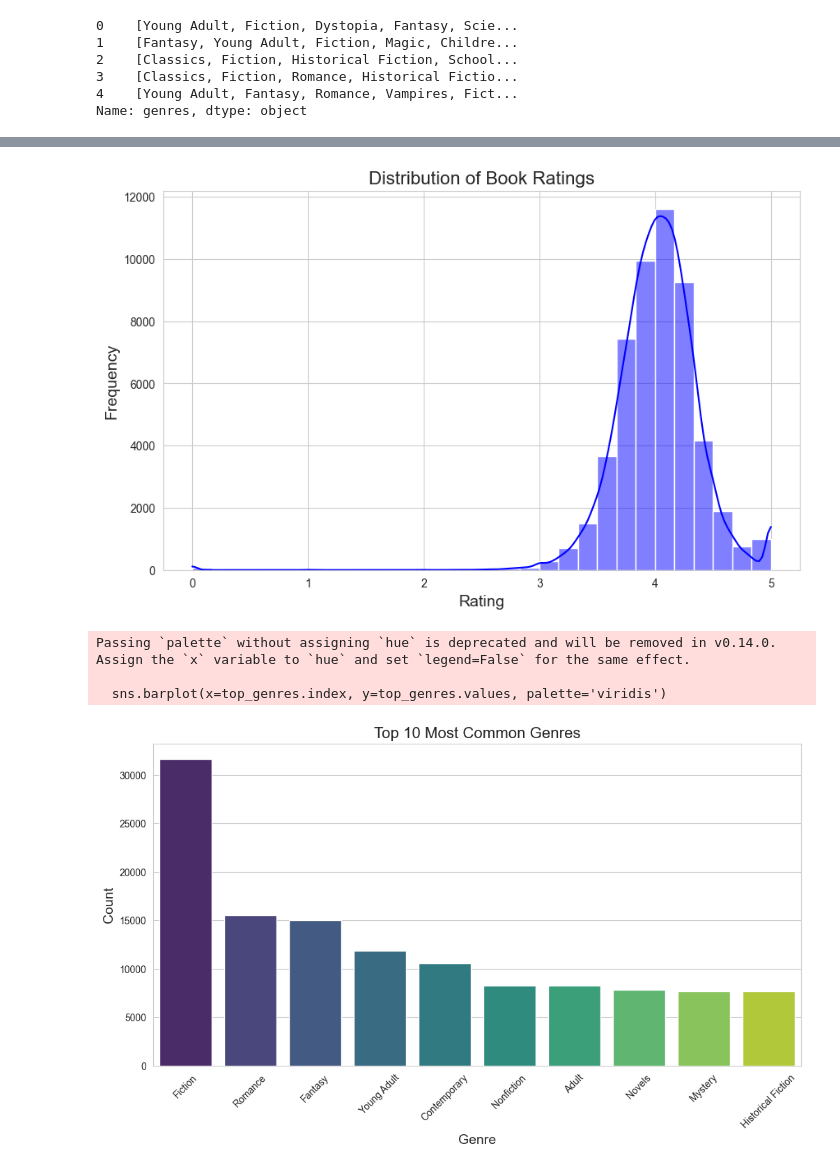
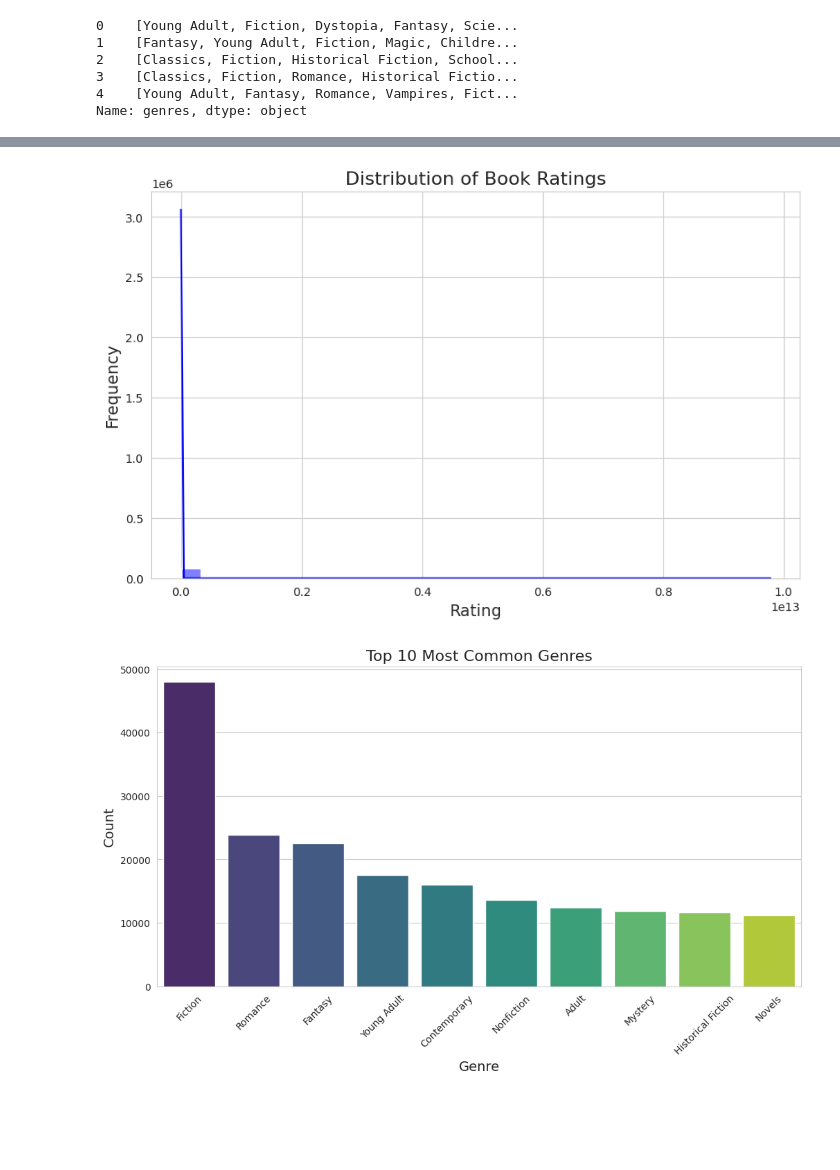
Before and after one commit to SabaFS/Myfirst, a Jupyter notebook: book-recommendation-system/recomendation_system.ipynb, the cells around one changed output, grey strips where cells are left out. Saved outputs shown, nothing was run; the diff lists cells and outputs as text; code cells hidden in the pictures; blank space fills up the shorter version.

```diff
--- a/book-recommendation-system/recomendation_system.ipynb
+++ b/book-recommendation-system/recomendation_system.ipynb
@@ -4,7 +6,7 @@ import numpy as np
 import matplotlib.pyplot as plt
 import seaborn as sns
 # %%
-books = pd.read_csv("books_1.Best_Books_Ever.csv")
+books = pd.read_csv("books_1.Best_Books_Ever.csv", on_bad_lines='skip')
 # %%
 ## EXPLORATORY DATA ANALYSIS
 # %%
@@ -477,28 +542,25 @@ plt.ylabel('Frequency', fontsize=14)
 
 plt.show()
 # %% [output]
-[figure, old version]
+[figure, new version]
 # %%
 # Split genres into individual rows
-df_genres = df.explode('genres')
+df_genres = books.explode('genres')
 
 # Count the frequency of each genre
 top_genres = df_genres['genres'].value_counts().head(10)
 
 # Plot the top 10 genres
 plt.figure(figsize=(12, 6))
-sns.barplot(x=top_genres.index, y=top_genres.values, palette='viridis')
+sns.barplot(x=top_genres.index, y=top_genres.values, hue=top_genres.index, palette='viridis', legend=False)
 
 # Set plot labels and title
 plt.title('Top 10 Most Common Genres', fontsize=16)
 plt.xlabel('Genre', fontsize=14)
 plt.ylabel('Count', fontsize=14)
 
 plt.xticks(rotation=45)
 plt.show()
 # %% [output]
-Passing `palette` without assigning `hue` is deprecated and will be removed in v0.14.0. Assign the `x` variable to `hue` and set `legend=False` for the same effect.
-
-  sns.barplot(x=top_genres.index, y=top_genres.values, palette='viridis')
-[figure, old version]
+[figure, new version]
 # %%
```
Also changed, not shown: parts of 33 cells of this notebook.
